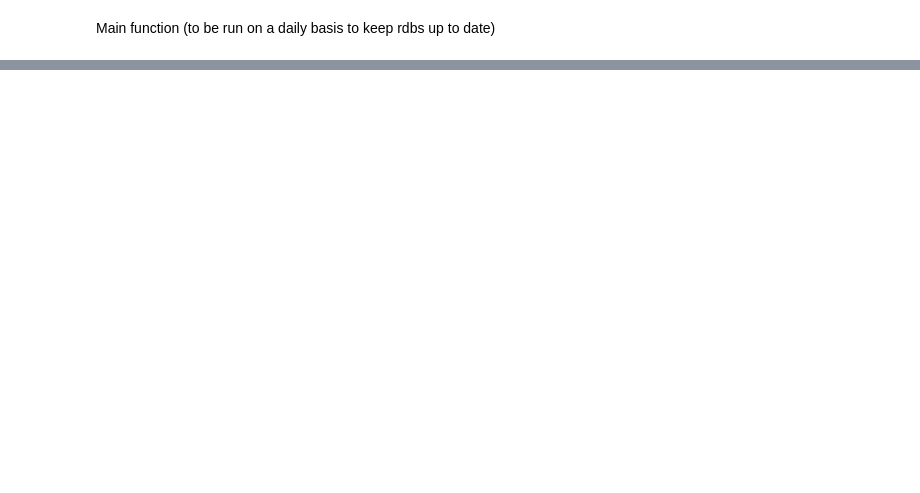
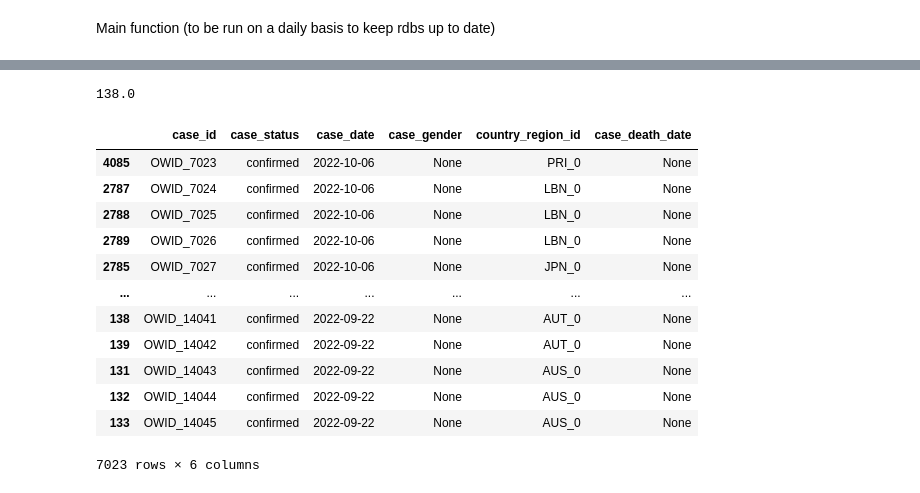
Before and after one commit to kinoshita197083/Grad-Project-React, a Jupyter notebook: dataset_content/depreciated mpx data (sql tables)/update_rdbs_function.ipynb, the cells around one changed output, grey strips where cells are left out. Drawn from its saved outputs; the diff is of its cells as text; code cells hidden in the pictures; blank space fills up the shorter version.

```diff
--- a/dataset_content/depreciated mpx data (sql tables)/update_rdbs_function.ipynb
+++ b/dataset_content/depreciated mpx data (sql tables)/update_rdbs_function.ipynb
@@ -158,0 +511,4 @@ def main():
+# %%
+temp.new_cases.sum()
+# %% [output]
+138.0
@@ -158,0 +517,21 @@ def main():
+# %%
+# Loads the new data
+mpx_data = load_data()
+# loads all data from a specified date onwards where depreciated data stopped
+mpx_latest_cases = new_cases(mpx_data, dt.date(2022, 9, 21))
+# %%
+mpx_latest_cases
+# %% [output]
+|  | case_id | case_status | case_date | case_gender | country_region_id | case_death_date |
+| 4085 | OWID_7023 | confirmed | 2022-10-06 | None | PRI_0 | None |
+| 2787 | OWID_7024 | confirmed | 2022-10-06 | None | LBN_0 | None |
+| 2788 | OWID_7025 | confirmed | 2022-10-06 | None | LBN_0 | None |
+| 2789 | OWID_7026 | confirmed | 2022-10-06 | None | LBN_0 | None |
+| 2785 | OWID_7027 | confirmed | 2022-10-06 | None | JPN_0 | None |
+| ... | ... | ... | ... | ... | ... | ... |
+| 138 | OWID_14041 | confirmed | 2022-09-22 | None | AUT_0 | None |
+| 139 | OWID_14042 | confirmed | 2022-09-22 | None | AUT_0 | None |
+| 131 | OWID_14043 | confirmed | 2022-09-22 | None | AUS_0 | None |
+| 132 | OWID_14044 | confirmed | 2022-09-22 | None | AUS_0 | None |
+| 133 | OWID_14045 | confirmed | 2022-09-22 | None | AUS_0 | None |
+7023 rows × 6 columns
```
Also changed, not shown: parts of 26 cells of this notebook, 1 other file.
